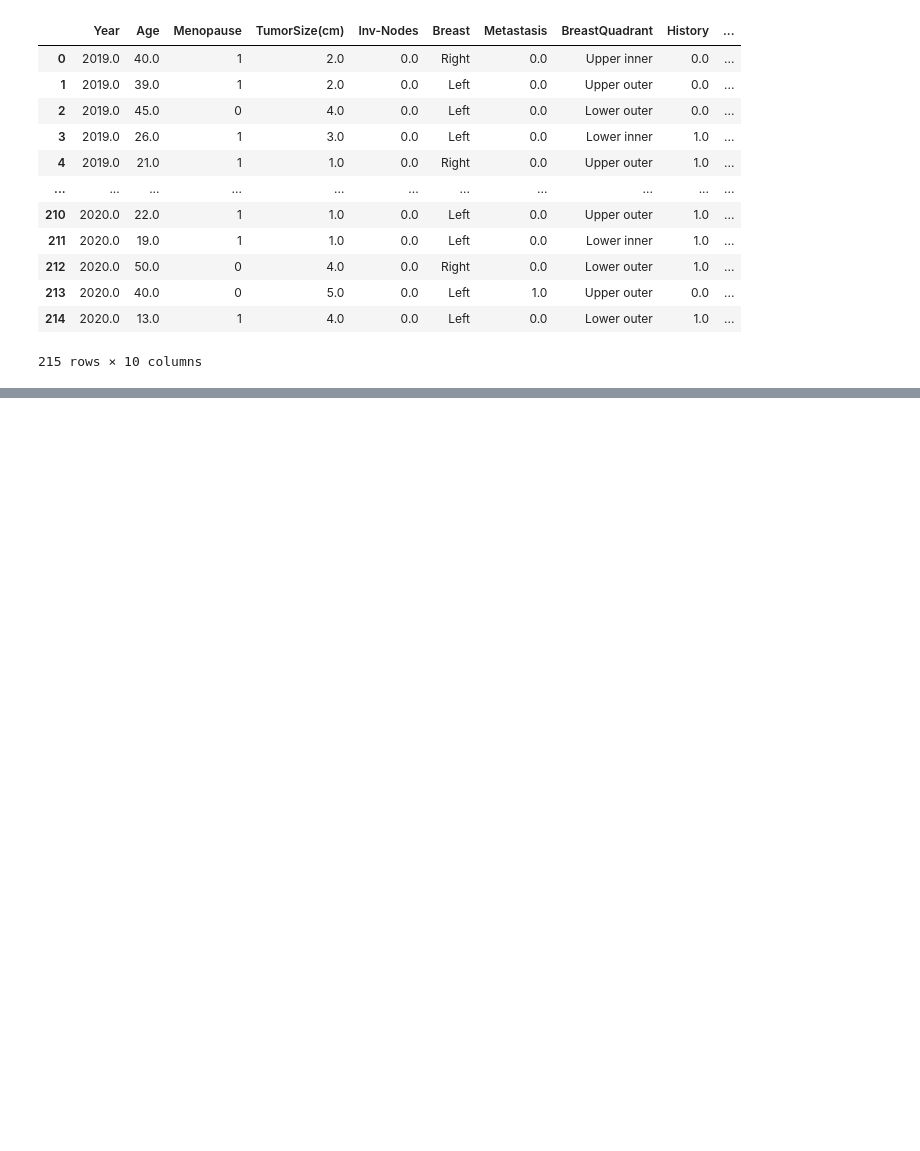
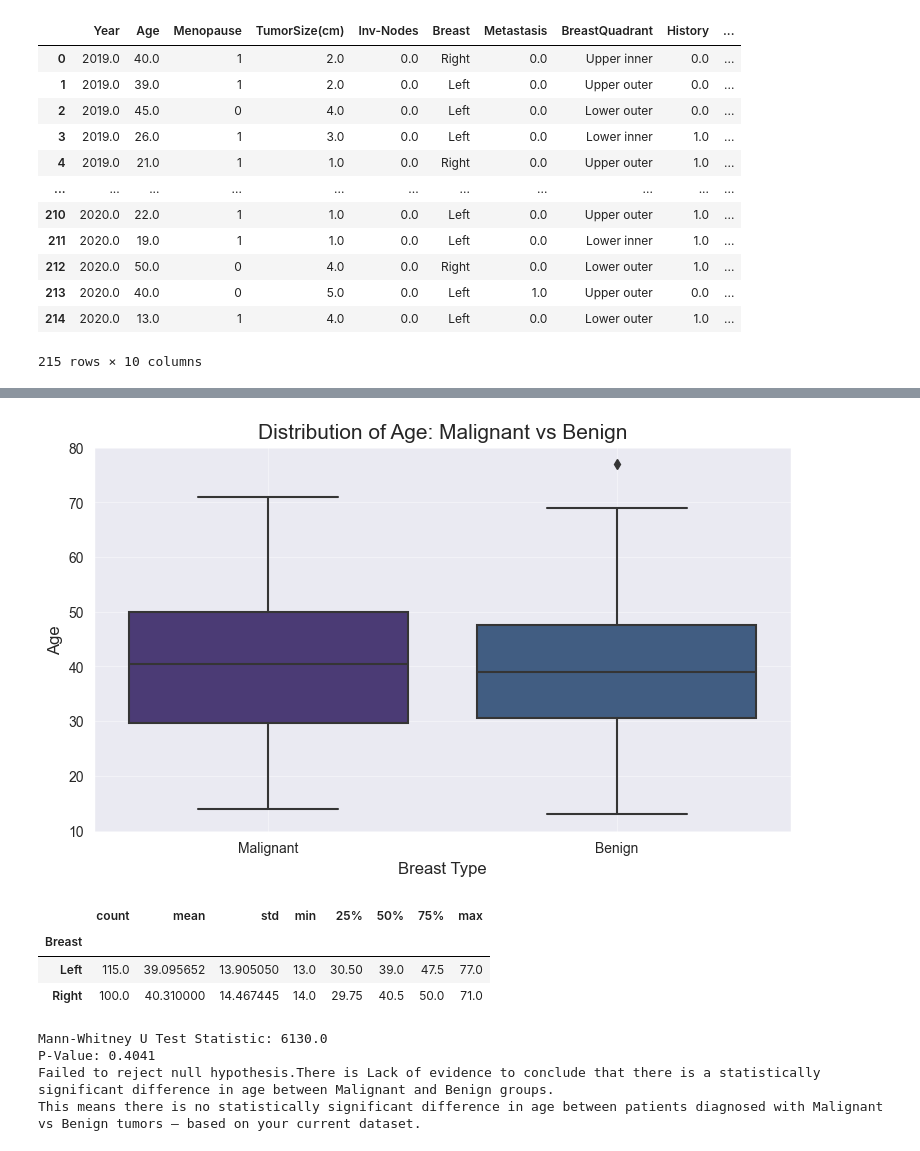
Before and after one commit to Sandra-Nene/Data-Science-Portfolio, a Jupyter notebook: Code/BreastCancer_ClassificationModel.ipynb, the cells around one changed output, grey strips where cells are left out. Cells and saved outputs as stored; diff of their text form; code cells hidden in the pictures; blank space fills up the shorter version.

```diff
--- a/Code/BreastCancer_ClassificationModel.ipynb
+++ b/Code/BreastCancer_ClassificationModel.ipynb
@@ -210,7 +269,7 @@ def missing_value_mode(data,columns):
     for col in columns:
         if col in data.columns:
             data[col] = data[col].replace('#', pd.NA)
-            data[col] = data[col].astype("string")
+            #data[col] = data[col].astype("string")
             if data[col].isnull().any():
                 mode_value = data[col].mode()
                 if not mode_value.empty:
@@ -303,0 +469,41 @@ columns_to_plot = ['Age', 'TumorSize']
+# %%
+plt.figure(figsize=(9,5))
+colors = sns.color_palette(palette = 'viridis')
+sns.boxplot(data=df, x=df['Breast'], y=df['Age'], palette=colors)
+plt.title('Distribution of Age: Malignant vs Benign', fontsize=15)
+plt.xticks([0,1], ['Malignant','Benign'])
+plt.xlabel('Breast Type')
+plt.ylabel('Age')
+plt.grid(alpha=0.4)
+plt.show()
+
+# display summary statistic
+data_out_put = df.groupby('Breast')
+Malignant= data_out_put.get_group('Right')
+Benign = data_out_put.get_group('Left')
+display(data_out_put['Age'].describe())
+
+# perform Mann-Whitney U test to compare the age between Malignant and Benign groups
+res = mannwhitneyu(Malignant['Age'],Benign['Age'])
+test_stat = round(res.statistic, 4)
+pvalue = round(res.pvalue, 4)
+
+print(f"Mann-Whitney U Test Statistic: {test_stat}")
+print(f"P-Value: {pvalue}")
+
+alpha = 0.05
+if pvalue < alpha:
+    print('Reject null hypothesis. There is a statistically significant difference in age between Malignant and Benign groups.')
+else:
+    print('Failed to reject null hypothesis.There is Lack of evidence to conclude that there is a statistically significant difference in age between Malignant and Benign groups.')
+    print("This means there is no statistically significant difference in age between patients diagnosed with Malignant vs Benign tumors — based on your current dataset.")
+# %% [output]
+[figure, added]
+|  | count | mean | std | min | 25% | 50% | 75% | max |
+| Breast |  |  |  |  |  |  |  |  |
+| Left | 115.0 | 39.095652 | 13.905050 | 13.0 | 30.50 | 39.0 | 47.5 | 77.0 |
+| Right | 100.0 | 40.310000 | 14.467445 | 14.0 | 29.75 | 40.5 | 50.0 | 71.0 |
+Mann-Whitney U Test Statistic: 6130.0
+P-Value: 0.4041
+Failed to reject null hypothesis.There is Lack of evidence to conclude that there is a statistically significant difference in age between Malignant and Benign groups.
+This means there is no statistically significant difference in age between patients diagnosed with Malignant vs Benign tumors — based on your current dataset.
```
Also changed, not shown: parts of 44 cells of this notebook.
